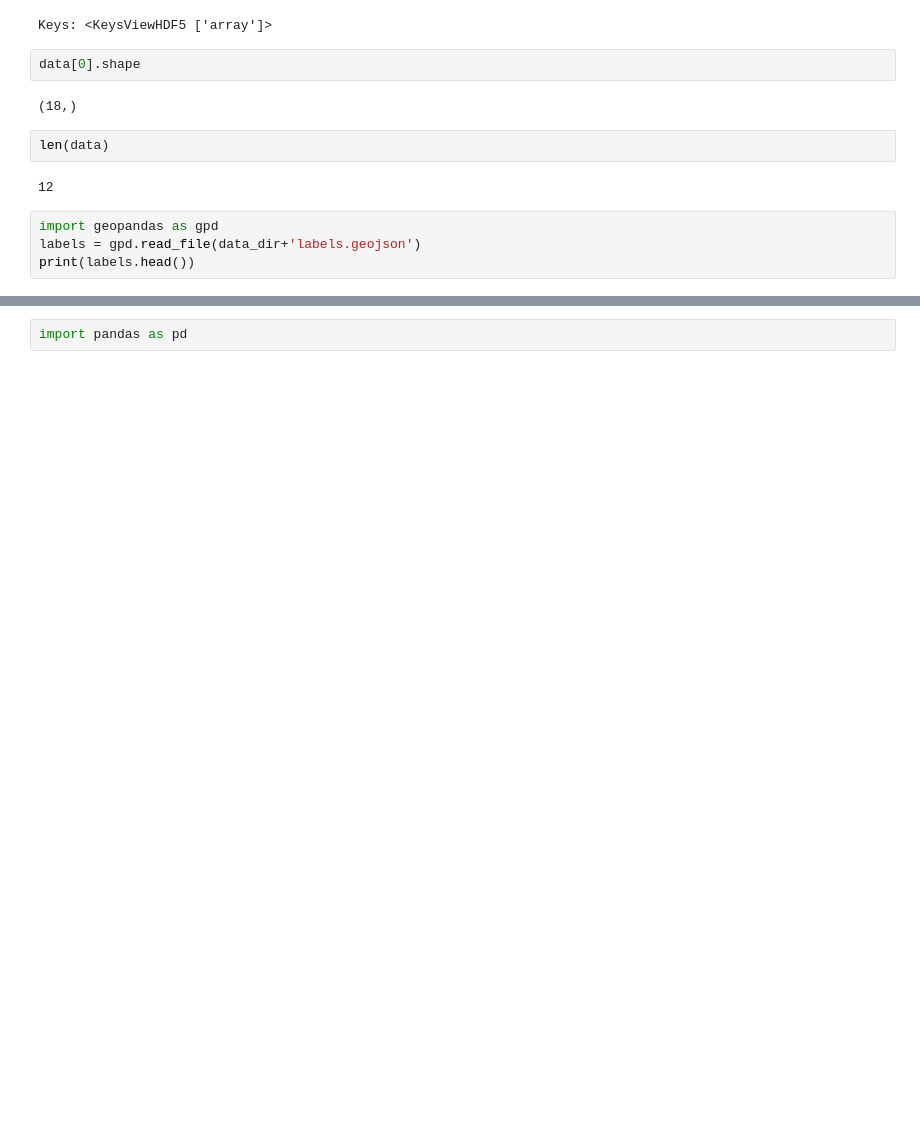
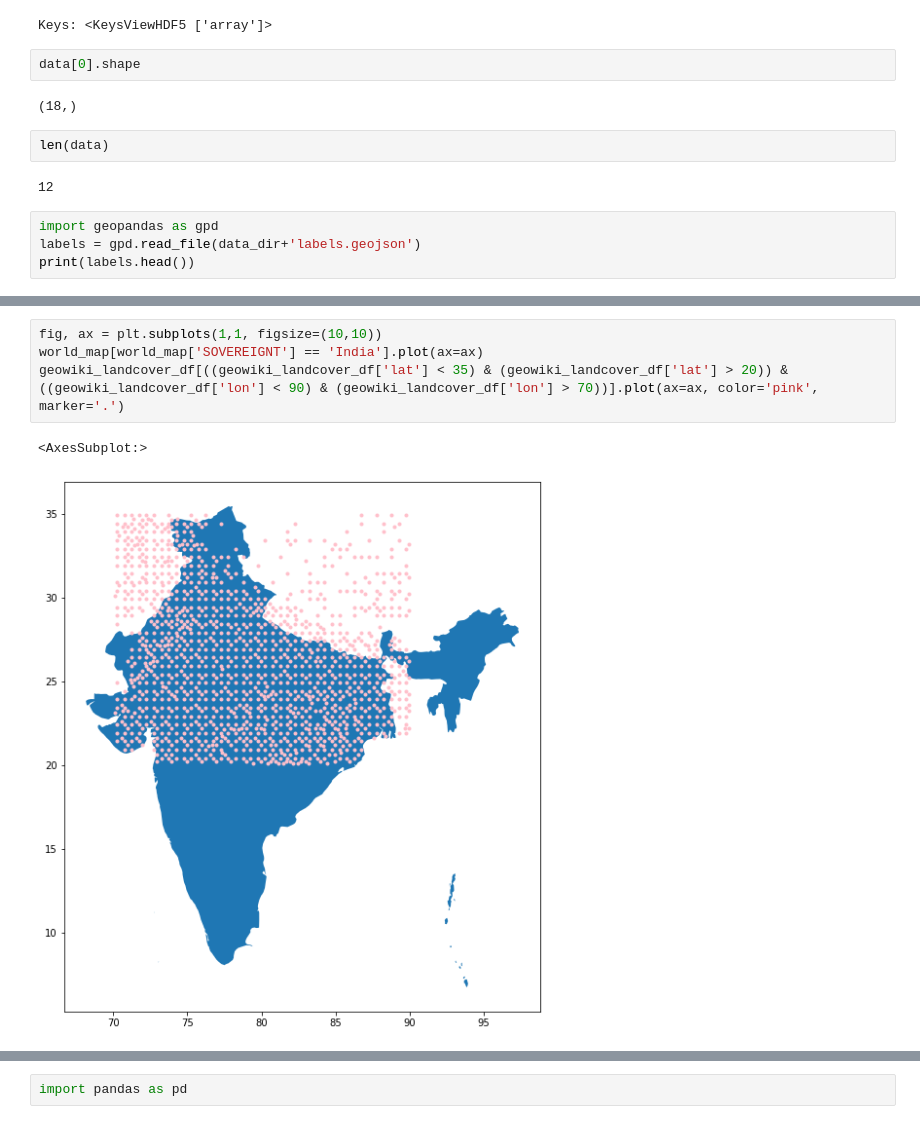
Before and after one commit to YourVirtualColdChainAssistant/MLsat-cropland-himachal, a Jupyter notebook: notebooks/cropharvest.ipynb, the cells around one changed output, grey strips where cells are left out. Cells and saved outputs as stored; diff of their text form; blank space fills up the shorter version.

```diff
--- a/notebooks/cropharvest.ipynb
+++ b/notebooks/cropharvest.ipynb
@@ -82,0 +281,7 @@ print(labels.head())
+# %%
+fig, ax = plt.subplots(1,1, figsize=(10,10))
+world_map[world_map['SOVEREIGNT'] == 'India'].plot(ax=ax)
+geowiki_landcover_df[((geowiki_landcover_df['lat'] < 35) & (geowiki_landcover_df['lat'] > 20)) & ((geowiki_landcover_df['lon'] < 90) & (geowiki_landcover_df['lon'] > 70))].plot(ax=ax, color='pink', marker='.')
+# %% [output]
+<AxesSubplot:>
+[figure, added]
```
Also changed, not shown: parts of 64 cells of this notebook, 37 other files.
